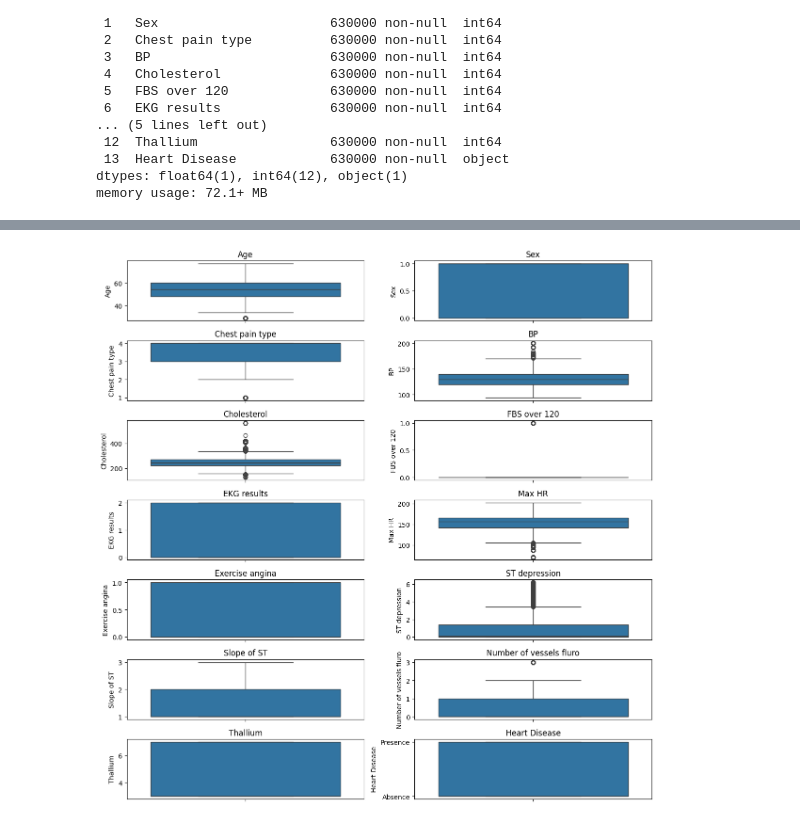
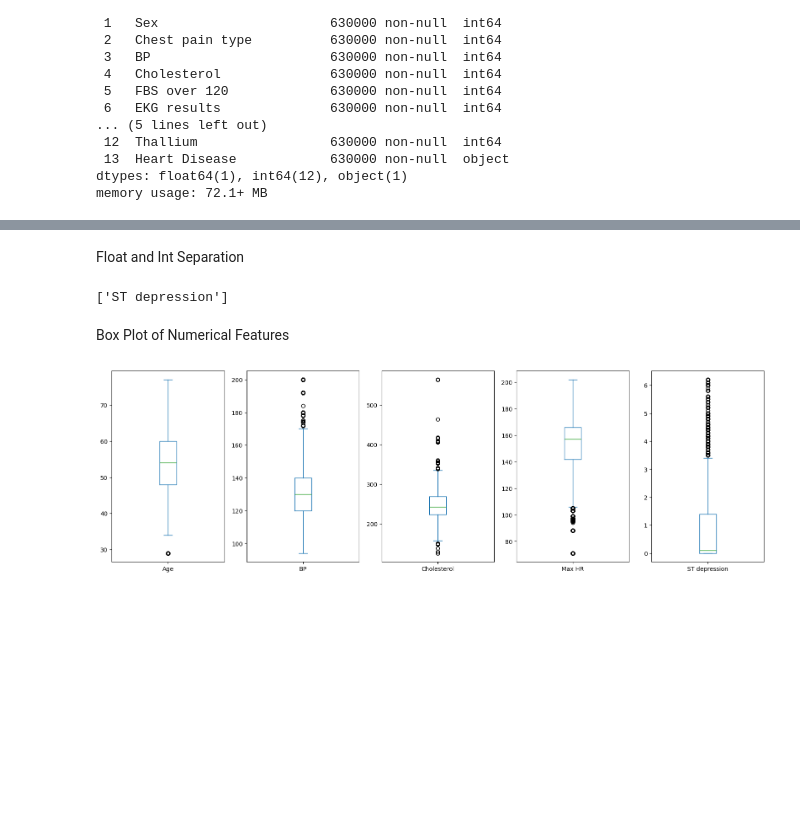
Before and after one commit to JaysonPra/Heart-Disease-Kaggle-Competition, a Jupyter notebook: notebooks/data_exploration.ipynb, the cells around one changed output, grey strips where cells are left out. Saved outputs shown, nothing was run; the diff lists cells and outputs as text; code cells hidden in the pictures; blank space fills up the shorter version.

Commit message:
Raw data EDA Notebook

```diff
--- a/notebooks/data_exploration.ipynb
+++ b/notebooks/data_exploration.ipynb
@@ -111,14 +113,26 @@ memory usage: 72.1+ MB
+# %%
+categorical_columns = ['Sex', 'Chest pain type', 'FBS over 120', 'EKG results', 'Exercise angina', 'Thallium', 'Number of vessels fluro', 'Slope of ST', 'Heart Disease']
+numerical_columns = []
+for col in df.columns:
+    if col not in categorical_columns:
+        numerical_columns.append(col)
+
+categorical_df = pd.DataFrame(df[categorical_columns])
+numerical_df = pd.DataFrame(df[numerical_columns])
+# %% [markdown]
+Float and Int Separation
+# %%
+float_col = ['ST depression']
+int_col = [col for col in numerical_columns if col not in float_col]
+# %% [output]
+['ST depression']
 # %%
 import seaborn as sns
 import matplotlib.pyplot as plt
+# %% [markdown]
+Box Plot of Numerical Features
 # %%
-fig, axes = plt.subplots(7, 2, figsize=(12,12))
-
-for ax, col in zip(axes.flatten(), df.columns):
-    sns.boxplot(data=df[col], ax=ax)
-    ax.set_title(col)
-
-plt.tight_layout()
+numerical_df.plot(kind='box', subplots=True, layout=(3,5), figsize=(20,20), sharex=False, sharey=False)
 plt.show()
 # %% [output]
-[figure, old version]
+[figure, new version]
```
Also changed, not shown: parts of 6 cells of this notebook.
